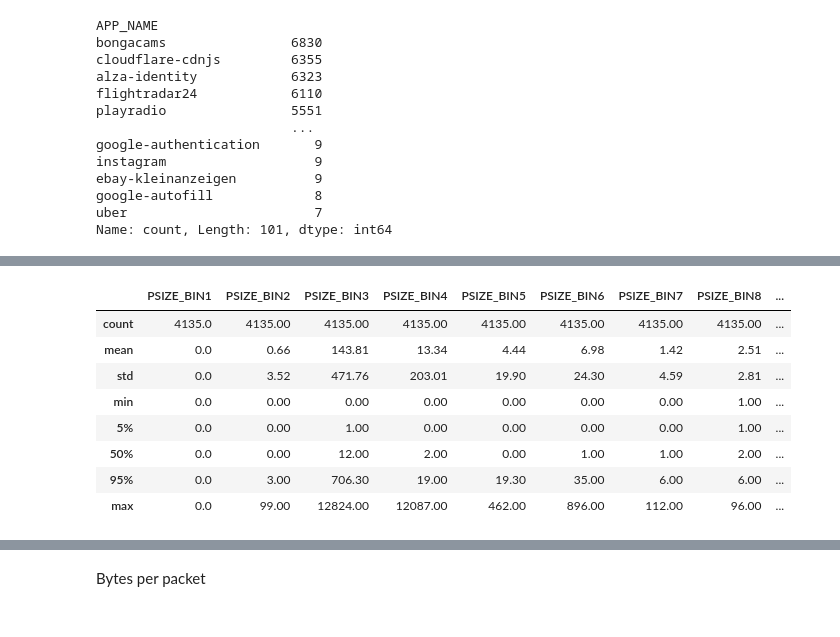
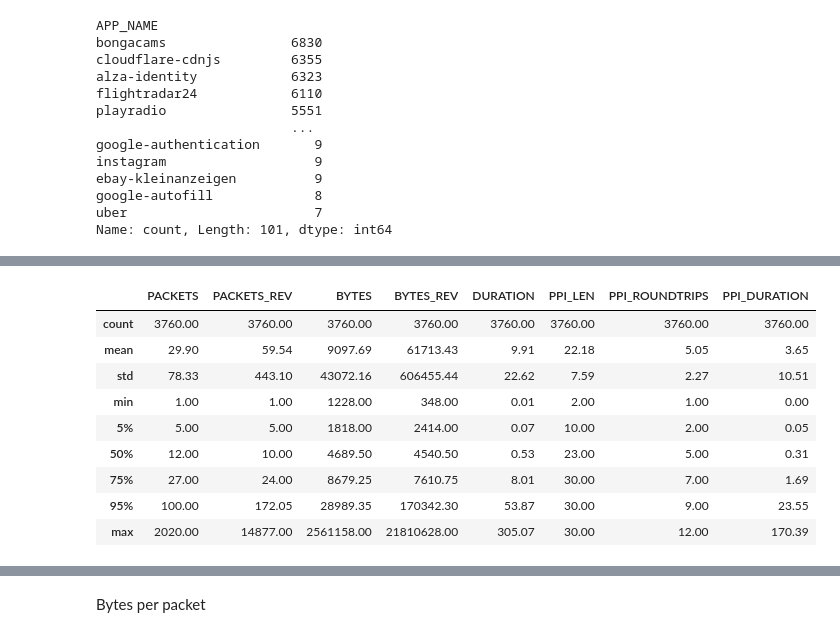
Before and after one commit to Hedgezi/bachelors-diploma, a Jupyter notebook: statistical_analysis.ipynb, the cells around one changed output, grey strips where cells are left out. Cells and saved outputs as stored; diff of their text form; code cells hidden in the pictures.

```diff
--- a/statistical_analysis.ipynb
+++ b/statistical_analysis.ipynb
@@ -52 +107,3 @@ data_df.head()
+# %%
+columns = ["PACKETS", "PACKETS_REV", "BYTES", "BYTES_REV", "DURATION", "PPI_LEN", "PPI_ROUNDTRIPS", "PPI_DURATION"]
 # %% [markdown]
@@ -71,14 +126,22 @@ download or upload
 # %%
-download_upload_df = data_df.copy(False)
+DIRECTION_COEFFICIENT = 0.5
 
-# create a new column to indicate the direction of the flow, default is None
-download_upload_df[["DIRECTION"]] = "BOTH"
+# create a new column to indicate the direction of the flow, default is BOTH
+data_df[["DIRECTION"]] = "BOTH"
 
-coefficient = 0.9
+# set the direction of the flow based on the number of bytes
+data_df.loc[data_df["BYTES"] * DIRECTION_COEFFICIENT > data_df["BYTES_REV"], "DIRECTION"] = "UPLOAD"
+data_df.loc[data_df["BYTES"] < data_df["BYTES_REV"] * DIRECTION_COEFFICIENT, "DIRECTION"] = "DOWNLOAD"
 
-# set the direction of the flow based on the nubmer of bytes
-download_upload_df.loc[download_upload_df["BYTES"] * coefficient > download_upload_df["BYTES_REV"], "DIRECTION"] = "UPLOAD"
-download_upload_df.loc[download_upload_df["BYTES"] < download_upload_df["BYTES_REV"] * coefficient, "DIRECTION"] = "DOWNLOAD"
+direction_counts = data_df["DIRECTION"].value_counts()
 
-download_upload_df["DIRECTION"].value_counts()
+fig = plt.figure()
+ax = fig.add_subplot()
+bar_plot = ax.bar(direction_counts.index, direction_counts.values, color=["aquamarine", "limegreen", "cyan"])
+ax.bar_label(bar_plot, label_type="center")
+ax.set_title("Direction of the flow")
+ax.set_xlabel("Direction")
+ax.set_ylabel("Count")
+
+save_fig_to_images_dir(fig, "direction_of_the_flow.pdf")
 # %% [output]
@@ -131,6 +210,9 @@ del app_counts_df_pie
 # %%
-columns = ["PSIZE_BIN1", "PSIZE_BIN2", "PSIZE_BIN3", "PSIZE_BIN4", "PSIZE_BIN5", "PSIZE_BIN6", "PSIZE_BIN7", "PSIZE_BIN8",
-           "IPT_BIN1", "IPT_BIN2", "IPT_BIN3", "IPT_BIN4", "IPT_BIN5", "IPT_BIN6", "IPT_BIN7", "IPT_BIN8"]
+# streaming media
+facebookmedia_describe = data_df[columns][data_df["APP_NAME"] == "facebook-media"].describe(percentiles=[0.05, 0.5, 0.75, 0.90, 0.95]).round(2)
 
-app_counts_df[columns][app_counts_df["APP_NAME"] == "chrome-remotedesktop"].describe(percentiles=[0.05, 0.5, 0.95])
+# print(
+facebookmedia_describe
+# .to_latex(escape=True, float_format="%.2f")
+# )
 # %% [output]
@@ -159,13 +230,19 @@ app_counts_df[columns][app_counts_df["APP_NAME"] == "google-recaptcha"].describe
 # %%
-# describe facebook-media
-app_counts_df[columns][app_counts_df["APP_NAME"] == "facebook-media"].describe(percentiles=[0.05, 0.5, 0.95]).round(2)
+# advertising
+openx_describe = data_df[columns][data_df["APP_NAME"] == "openx"].describe(percentiles=[0.05, 0.5, 0.75, 0.95]).round(2)
+
+# print(
+openx_describe
+# .to_latex(escape=True, float_format="%.2f")
+# )
 # %% [output]
-|  | PSIZE_BIN1 | PSIZE_BIN2 | PSIZE_BIN3 | PSIZE_BIN4 | PSIZE_BIN5 | PSIZE_BIN6 | PSIZE_BIN7 | PSIZE_BIN8 | ... |
-| count | 4135.0 | 4135.00 | 4135.00 | 4135.00 | 4135.00 | 4135.00 | 4135.00 | 4135.00 | ... |
-| mean | 0.0 | 0.66 | 143.81 | 13.34 | 4.44 | 6.98 | 1.42 | 2.51 | ... |
-| std | 0.0 | 3.52 | 471.76 | 203.01 | 19.90 | 24.30 | 4.59 | 2.81 | ... |
-| min | 0.0 | 0.00 | 0.00 | 0.00 | 0.00 | 0.00 | 0.00 | 1.00 | ... |
-| 5% | 0.0 | 0.00 | 1.00 | 0.00 | 0.00 | 0.00 | 0.00 | 1.00 | ... |
-| 50% | 0.0 | 0.00 | 12.00 | 2.00 | 0.00 | 1.00 | 1.00 | 2.00 | ... |
-| 95% | 0.0 | 3.00 | 706.30 | 19.00 | 19.30 | 35.00 | 6.00 | 6.00 | ... |
-| max | 0.0 | 99.00 | 12824.00 | 12087.00 | 462.00 | 896.00 | 112.00 | 96.00 | ... |
+|  | PACKETS | PACKETS_REV | BYTES | BYTES_REV | DURATION | PPI_LEN | PPI_ROUNDTRIPS | PPI_DURATION |
+| count | 3760.00 | 3760.00 | 3760.00 | 3760.00 | 3760.00 | 3760.00 | 3760.00 | 3760.00 |
+| mean | 29.90 | 59.54 | 9097.69 | 61713.43 | 9.91 | 22.18 | 5.05 | 3.65 |
+| std | 78.33 | 443.10 | 43072.16 | 606455.44 | 22.62 | 7.59 | 2.27 | 10.51 |
+| min | 1.00 | 1.00 | 1228.00 | 348.00 | 0.01 | 2.00 | 1.00 | 0.00 |
+| 5% | 5.00 | 5.00 | 1818.00 | 2414.00 | 0.07 | 10.00 | 2.00 | 0.05 |
+| 50% | 12.00 | 10.00 | 4689.50 | 4540.50 | 0.53 | 23.00 | 5.00 | 0.31 |
+| 75% | 27.00 | 24.00 | 8679.25 | 7610.75 | 8.01 | 30.00 | 7.00 | 1.69 |
+| 95% | 100.00 | 172.05 | 28989.35 | 170342.30 | 53.87 | 30.00 | 9.00 | 23.55 |
+| max | 2020.00 | 14877.00 | 2561158.00 | 21810628.00 | 305.07 | 30.00 | 12.00 | 170.39 |
```
Also changed, not shown: parts of 42 cells of this notebook, 6 other files.
